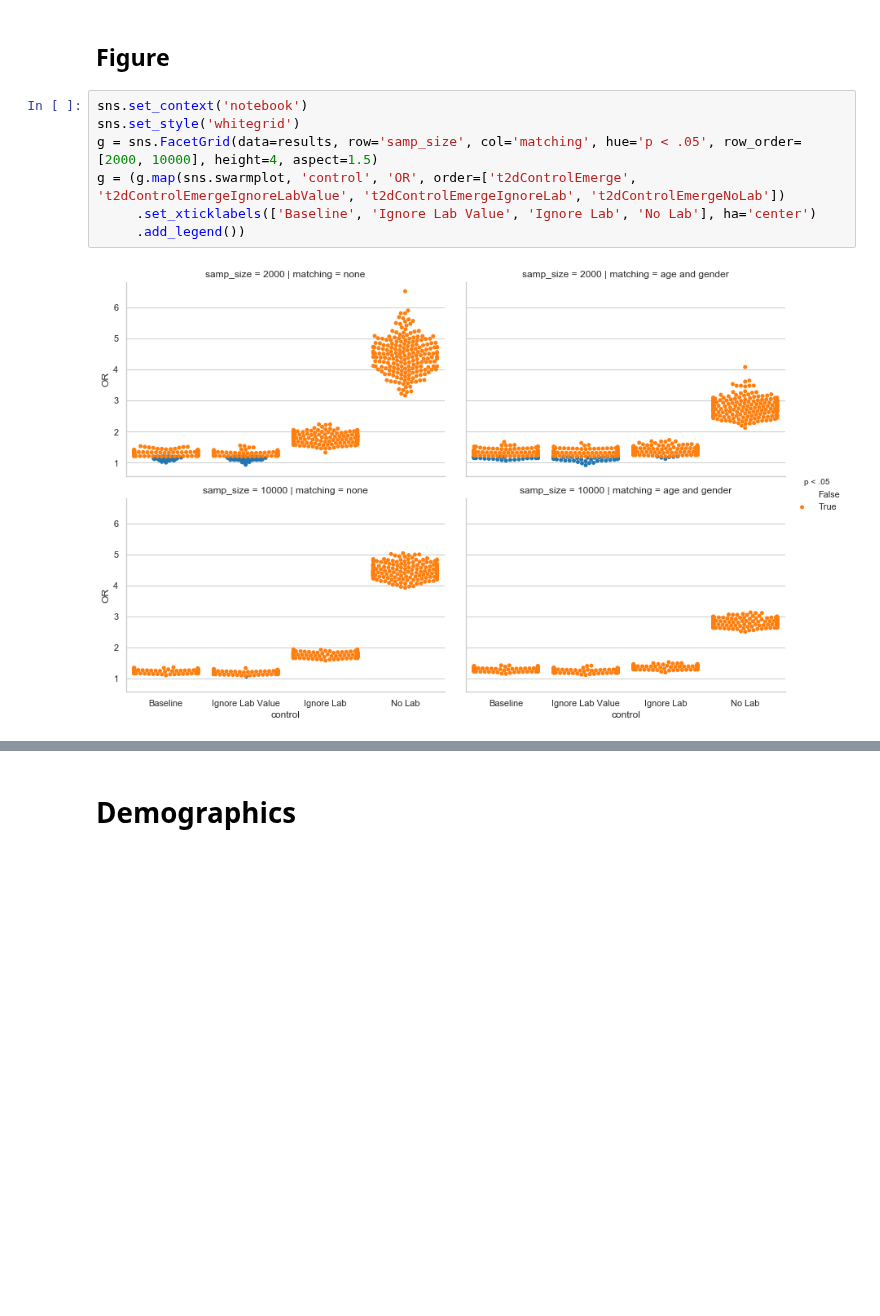
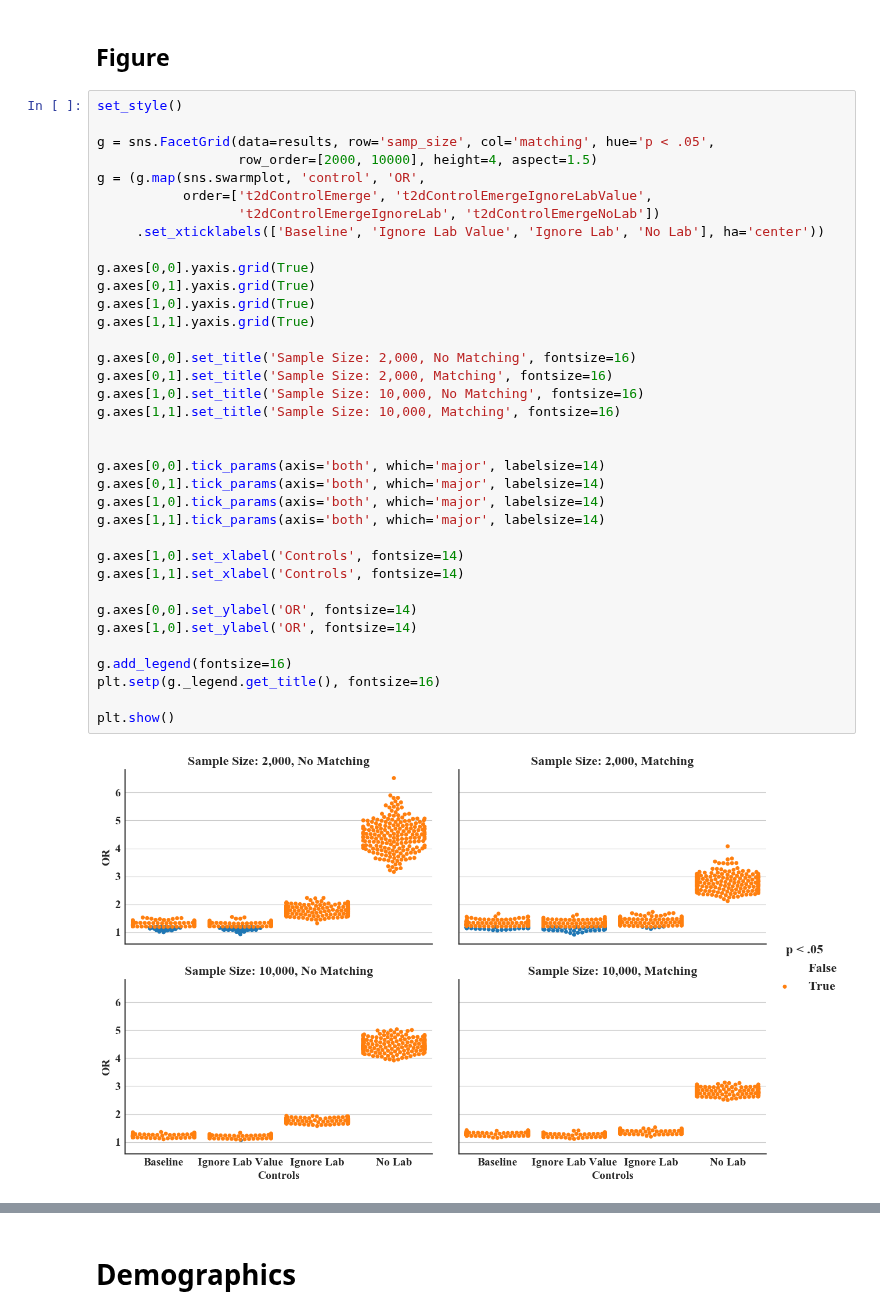
Before and after one commit to brettbj/association-robustness, a Jupyter notebook: Paper figs.ipynb, the cells around one changed output, grey strips where cells are left out. Cells and saved outputs as stored; diff of their text form; blank space fills up the shorter version.

```diff
--- a/Paper figs.ipynb
+++ b/Paper figs.ipynb
@@ -148,15 +178,44 @@ results['p < .05'] = results.p_value < .05
 results['ci_width'] = results.ci95_upper - results.ci95_lower
 # %% [markdown]
 ## Figure
-# %%
-sns.set_context('notebook')
-sns.set_style('whitegrid')
-g = sns.FacetGrid(data=results, row='samp_size', col='matching', hue='p < .05', row_order=[2000, 10000], height=4, aspect=1.5)
-g = (g.map(sns.swarmplot, 'control', 'OR', order=['t2dControlEmerge', 't2dControlEmergeIgnoreLabValue', 't2dControlEmergeIgnoreLab', 't2dControlEmergeNoLab'])
-     .set_xticklabels(['Baseline', 'Ignore Lab Value', 'Ignore Lab', 'No Lab'], ha='center')
-     .add_legend())
-# %% [output]
-[figure, removed]
+# %%
+set_style()
+
+g = sns.FacetGrid(data=results, row='samp_size', col='matching', hue='p < .05',
+                  row_order=[2000, 10000], height=4, aspect=1.5)
+g = (g.map(sns.swarmplot, 'control', 'OR',
+           order=['t2dControlEmerge', 't2dControlEmergeIgnoreLabValue',
+                  't2dControlEmergeIgnoreLab', 't2dControlEmergeNoLab'])
+     .set_xticklabels(['Baseline', 'Ignore Lab Value', 'Ignore Lab', 'No Lab'], ha='center'))
+
+g.axes[0,0].yaxis.grid(True)
+g.axes[0,1].yaxis.grid(True)
+g.axes[1,0].yaxis.grid(True)
+g.axes[1,1].yaxis.grid(True)
+
+g.axes[0,0].set_title('Sample Size: 2,000, No Matching', fontsize=16)
+g.axes[0,1].set_title('Sample Size: 2,000, Matching', fontsize=16)
+g.axes[1,0].set_title('Sample Size: 10,000, No Matching', fontsize=16)
+g.axes[1,1].set_title('Sample Size: 10,000, Matching', fontsize=16)
+
+
+g.axes[0,0].tick_params(axis='both', which='major', labelsize=14)
+g.axes[0,1].tick_params(axis='both', which='major', labelsize=14)
+g.axes[1,0].tick_params(axis='both', which='major', labelsize=14)
+g.axes[1,1].tick_params(axis='both', which='major', labelsize=14)
+
+g.axes[1,0].set_xlabel('Controls', fontsize=14)
+g.axes[1,1].set_xlabel('Controls', fontsize=14)
+
+g.axes[0,0].set_ylabel('OR', fontsize=14)
+g.axes[1,0].set_ylabel('OR', fontsize=14)
+
+g.add_legend(fontsize=16)
+plt.setp(g._legend.get_title(), fontsize=16)
+
+plt.show()
+# %% [output]
+[figure, added]
 # %%
 # Rows matched, cols matched
 groups = ['t2dControlEmerge', 't2dControlEmergeIgnoreLabValue', 't2dControlEmergeIgnoreLab', 't2dControlEmergeNoLab']
```
Also changed, not shown: parts of 14 cells of this notebook, 2 other files.
